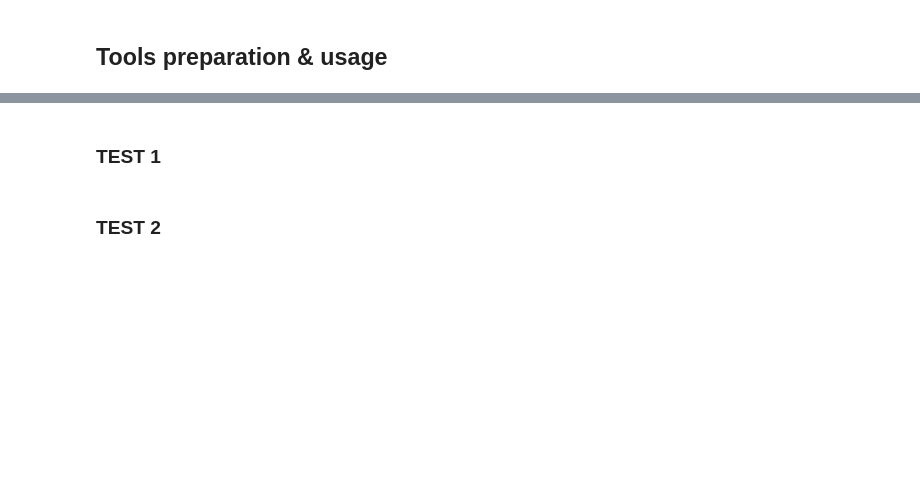
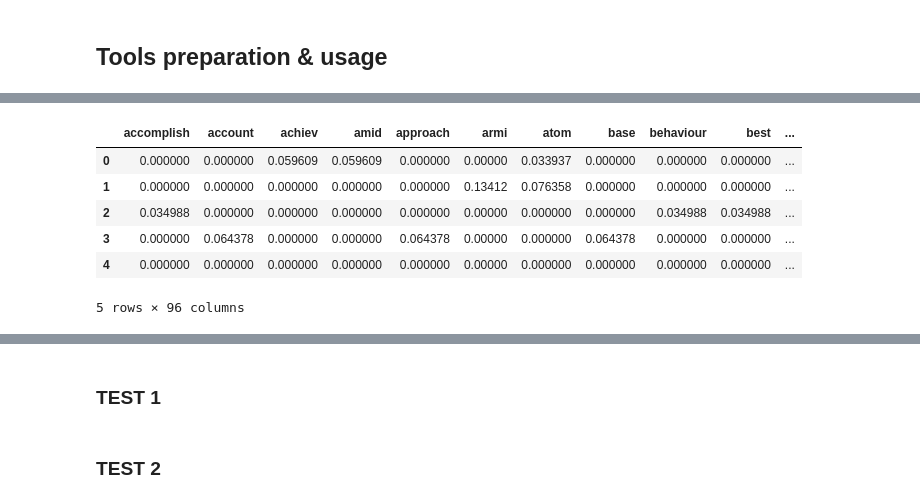
Before and after one commit to DIS-InfoExplorers/Project-1, a Jupyter notebook: EricTestBench.ipynb, the cells around one changed output, grey strips where cells are left out. Cells and saved outputs as stored; diff of their text form; code cells hidden in the pictures; blank space fills up the shorter version.

```diff
--- a/EricTestBench.ipynb
+++ b/EricTestBench.ipynb
@@ -43,0 +394,3 @@ queries_test
+# %%
+doc_count = len(mini_sub)
+doc_count
@@ -43,0 +399,11 @@ queries_test
+# %%
+#gamma = 1/100.0 #PARAMETER TO MAKE THE idf more visible
+alpha = 0  # Smoothing parameter, you can experiment with this
+idf = pop.sum().apply(lambda x: log(doc_count / (x + alpha)))
+
+print(idf.describe())
+#non_one_columns = pop.columns[pop.sum() != 1]
+#print(pop.sum()[non_one_columns])
+#print(idf[non_one_columns])
+#log(5/pop[pop > 0].count()["theori"])
+#log(5/2)
@@ -43,0 +420,11 @@ queries_test
+# %%
+tfidf_df = pop.apply(lambda x: x / x.sum(), axis=1).multiply(idf)
+tfidf_df
+# %% [output]
+|  | accomplish | account | achiev | amid | approach | armi | atom | base | behaviour | best | ... |
+| 0 | 0.000000 | 0.000000 | 0.059609 | 0.059609 | 0.000000 | 0.00000 | 0.033937 | 0.000000 | 0.000000 | 0.000000 | ... |
+| 1 | 0.000000 | 0.000000 | 0.000000 | 0.000000 | 0.000000 | 0.13412 | 0.076358 | 0.000000 | 0.000000 | 0.000000 | ... |
+| 2 | 0.034988 | 0.000000 | 0.000000 | 0.000000 | 0.000000 | 0.00000 | 0.000000 | 0.000000 | 0.034988 | 0.034988 | ... |
+| 3 | 0.000000 | 0.064378 | 0.000000 | 0.000000 | 0.064378 | 0.00000 | 0.000000 | 0.064378 | 0.000000 | 0.000000 | ... |
+| 4 | 0.000000 | 0.000000 | 0.000000 | 0.000000 | 0.000000 | 0.00000 | 0.000000 | 0.000000 | 0.000000 | 0.000000 | ... |
+5 rows × 96 columns
```
Also changed, not shown: parts of 25 cells of this notebook, 3 other files.
